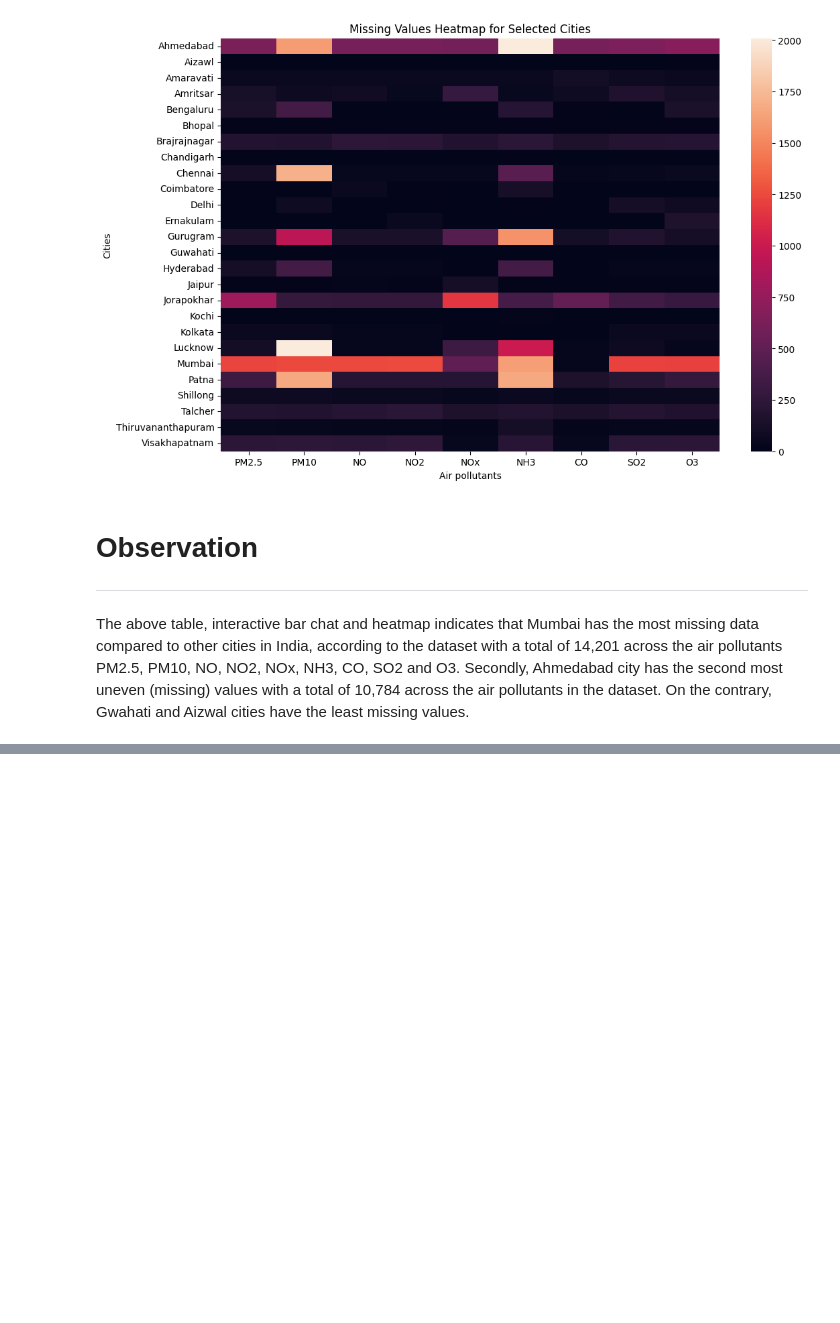
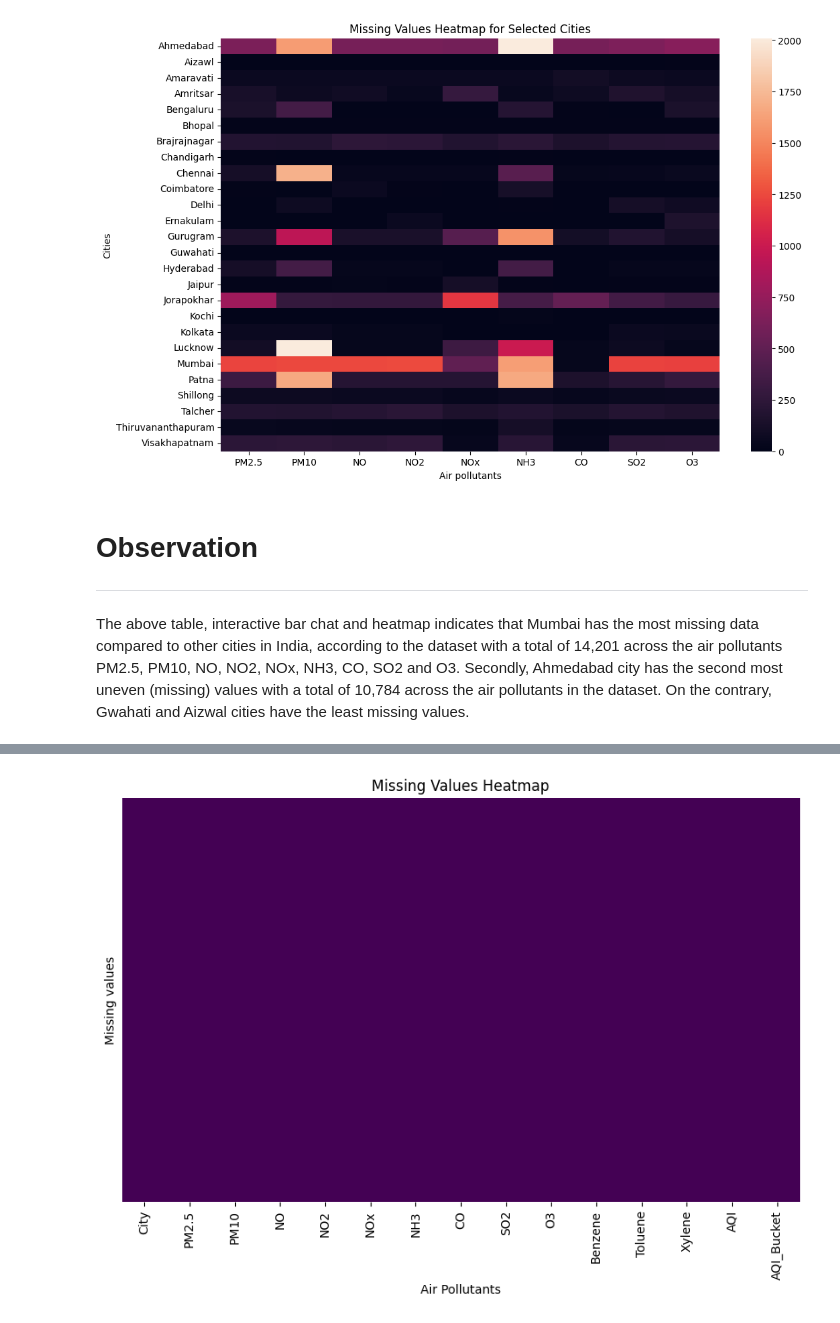
Before and after one commit to KyrianAbaneke/PRAC_1-Abaneke-Chizoba-Kyrian-CMP7005, a Jupyter notebook: Abaneke_Chizoba_Kyrian_CMP7005_Assessment.ipynb, the cells around one changed output, grey strips where cells are left out. Drawn from its saved outputs; the diff is of its cells as text; code cells hidden in the pictures; blank space fills up the shorter version.

```diff
--- a/Abaneke_Chizoba_Kyrian_CMP7005_Assessment.ipynb
+++ b/Abaneke_Chizoba_Kyrian_CMP7005_Assessment.ipynb
@@ -575,0 +601,3 @@ On the contrary, Gwahati and Aizwal cities have the least missing values.
+# %%
+df['Date'] = pd.to_datetime(df['Date'], dayfirst=True)
+df
@@ -575,0 +618,3 @@ On the contrary, Gwahati and Aizwal cities have the least missing values.
+# %%
+df = df.set_index('Date').sort_index()
+df
@@ -575,0 +642,3 @@ On the contrary, Gwahati and Aizwal cities have the least missing values.
+# %%
+df[['PM2.5', 'PM10', 'NO', 'NO2', 'NOx', 'NH3', 'CO', 'SO2', 'O3', 'Benzene', 'Toluene', 'Xylene', 'AQI', 'AQI_Bucket']] = df[['PM2.5', 'PM10', 'NO', 'NO2', 'NOx', 'NH3', 'CO', 'SO2', 'O3', 'Benzene', 'Toluene', 'Xylene', 'AQI', 'AQI_Bucket']].fillna(method='ffill')
+df
@@ -575,0 +718,13 @@ On the contrary, Gwahati and Aizwal cities have the least missing values.
+# %%
+# Display the Air pollutants missing values with a heatmap
+import matplotlib.pyplot as plt
+import seaborn as sns
+
+plt.figure(figsize=(10, 6))
+sns.heatmap(df.isnull(),cbar=False, cmap='viridis', yticklabels=False)
+plt.title('Missing Values Heatmap')
+plt.xlabel('Air Pollutants')
+plt.ylabel('Missing values')
+plt.show()
+# %% [output]
+[figure, added]
```
Also changed, not shown: parts of 16 cells of this notebook.
